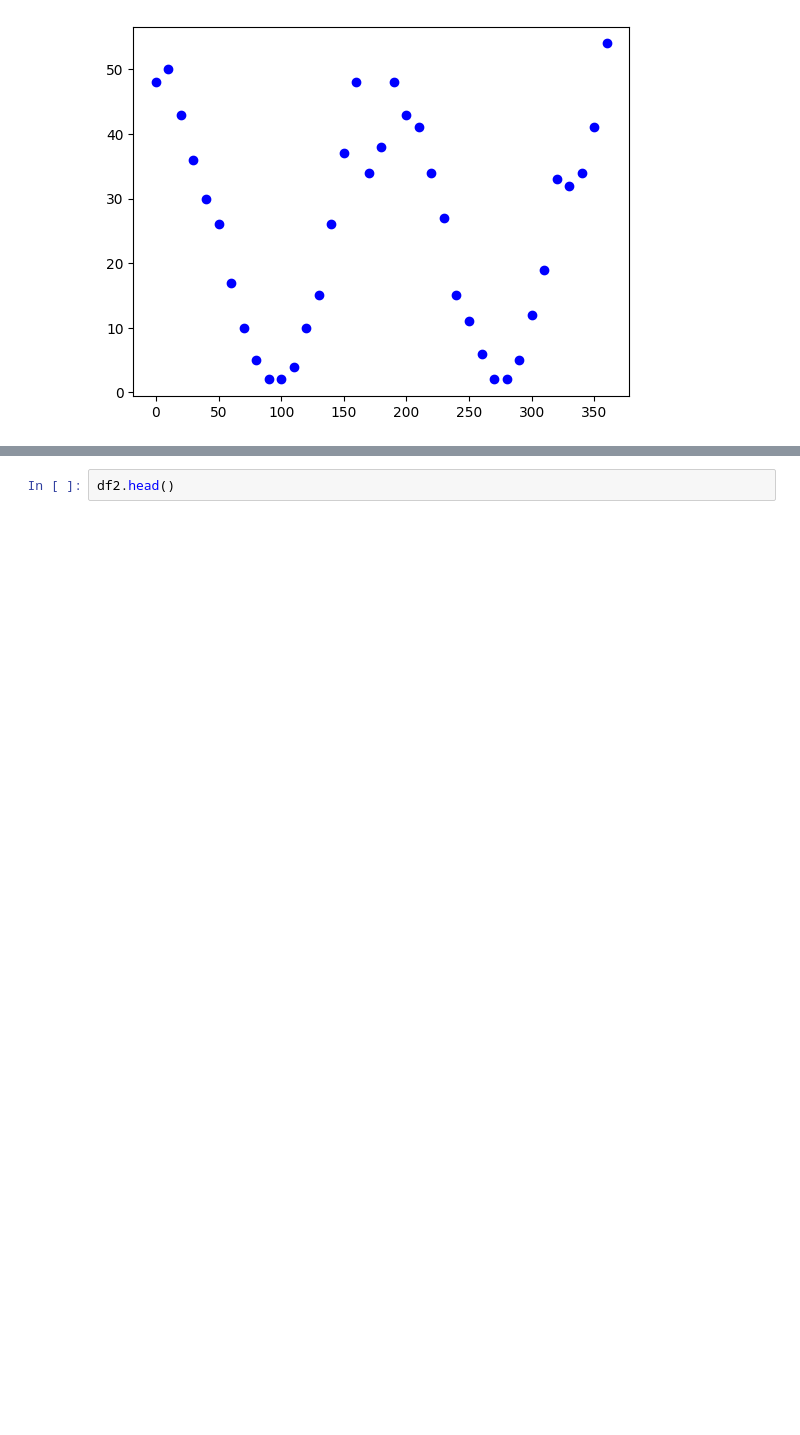
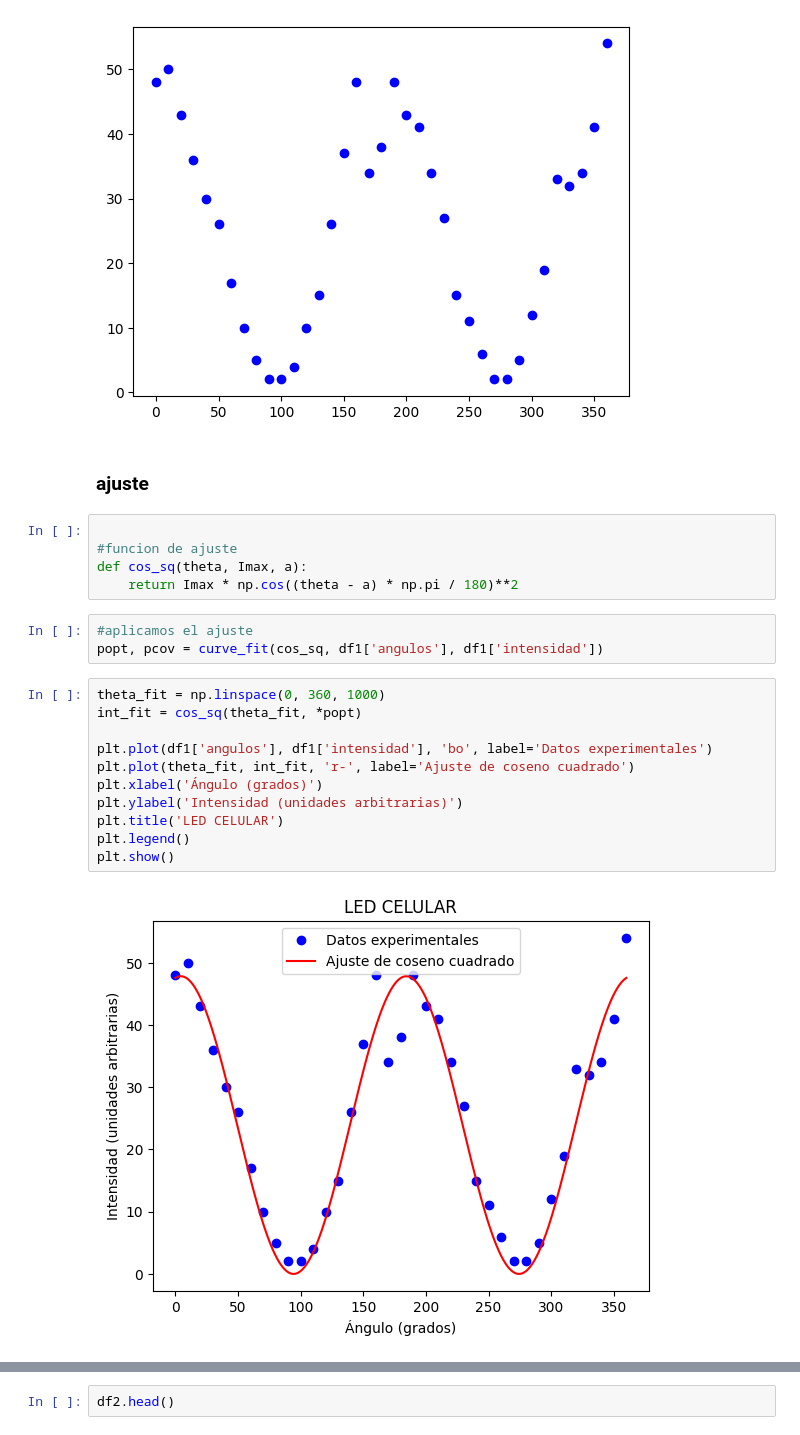
Before and after one commit to MaximilianoVM/PHYSICS_LABS, a Jupyter notebook: Polarización_y_Ley_de_Malus.ipynb, the cells around one changed output, grey strips where cells are left out. Cells and saved outputs as stored; diff of their text form; blank space fills up the shorter version.

```diff
--- a/Polarización_y_Ley_de_Malus.ipynb
+++ b/Polarización_y_Ley_de_Malus.ipynb
@@ -81,4 +80,27 @@ plt.plot(df1['angulos'], df1['intensidad'], 'bo')
 # %% [output]
 [<matplotlib.lines.Line2D at 0x...>]
 [figure]
+# %% [markdown]
+### ajuste
+# %%
+
+#funcion de ajuste
+def cos_sq(theta, Imax, a):
+    return Imax * np.cos((theta - a) * np.pi / 180)**2
+# %%
+#aplicamos el ajuste
+popt, pcov = curve_fit(cos_sq, df1['angulos'], df1['intensidad'])
+# %%
+theta_fit = np.linspace(0, 360, 1000)
+int_fit = cos_sq(theta_fit, *popt)
+
+plt.plot(df1['angulos'], df1['intensidad'], 'bo', label='Datos experimentales')
+plt.plot(theta_fit, int_fit, 'r-', label='Ajuste de coseno cuadrado')
+plt.xlabel('Ángulo (grados)')
+plt.ylabel('Intensidad (unidades arbitrarias)')
+plt.title('LED CELULAR')
+plt.legend()
+plt.show()
+# %% [output]
+[figure, added]
 # %% [markdown]
```
Also changed, not shown: parts of 24 cells of this notebook.
